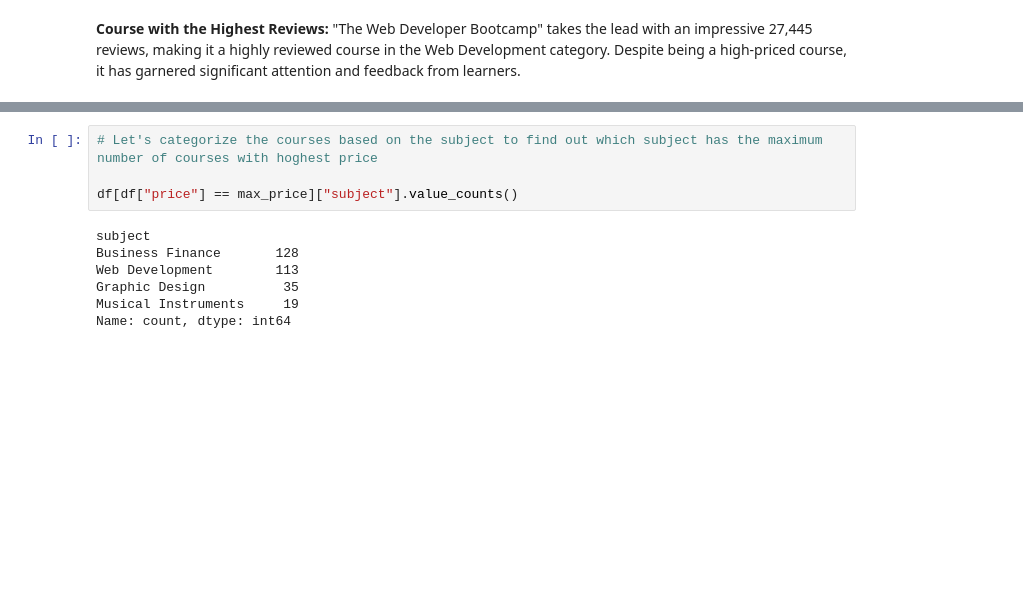
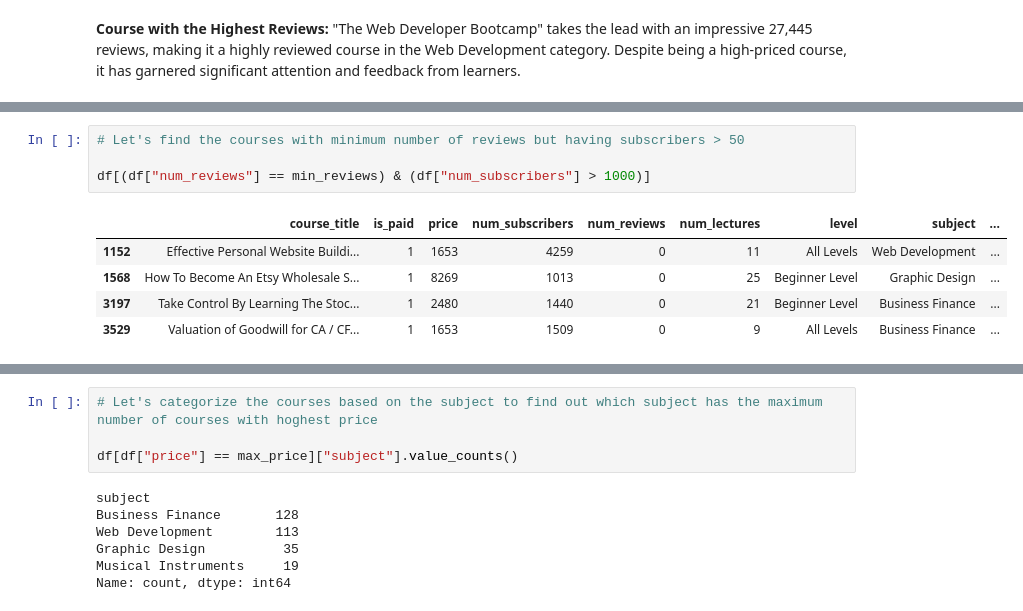
Before and after one commit to Chirag529/Udemy_Courses_Analysis, a Jupyter notebook: main.ipynb, the cells around one changed output, grey strips where cells are left out. Saved outputs shown, nothing was run; the diff lists cells and outputs as text; blank space fills up the shorter version.

```diff
--- a/main.ipynb
+++ b/main.ipynb
@@ -342,3 +365,13 @@ So, `Business Finance` , `Graphic Design` and `Musical Instruments` are the subj
+# %%
+# Let's find the courses with minimum number of reviews but having subscribers > 50
+
+df[(df["num_reviews"] == min_reviews) & (df["num_subscribers"] > 1000)]
+# %% [output]
+|  | course_title | is_paid | price | num_subscribers | num_reviews | num_lectures | level | subject | ... |
+| 1152 | Effective Personal Website Buildi... | 1 | 1653 | 4259 | 0 | 11 | All Levels | Web Development | ... |
+| 1568 | How To Become An Etsy Wholesale S... | 1 | 8269 | 1013 | 0 | 25 | Beginner Level | Graphic Design | ... |
+| 3197 | Take Control By Learning The Stoc... | 1 | 2480 | 1440 | 0 | 21 | Beginner Level | Business Finance | ... |
+| 3529 | Valuation of Goodwill for CA / CF... | 1 | 1653 | 1509 | 0 | 9 | All Levels | Business Finance | ... |
 # %%
 # Let's Find the Highest-Priced Course and find out only details like course title, price, subscribers, reviews and subject
 
```
Also changed, not shown: parts of 16 cells of this notebook, 1 other file.
